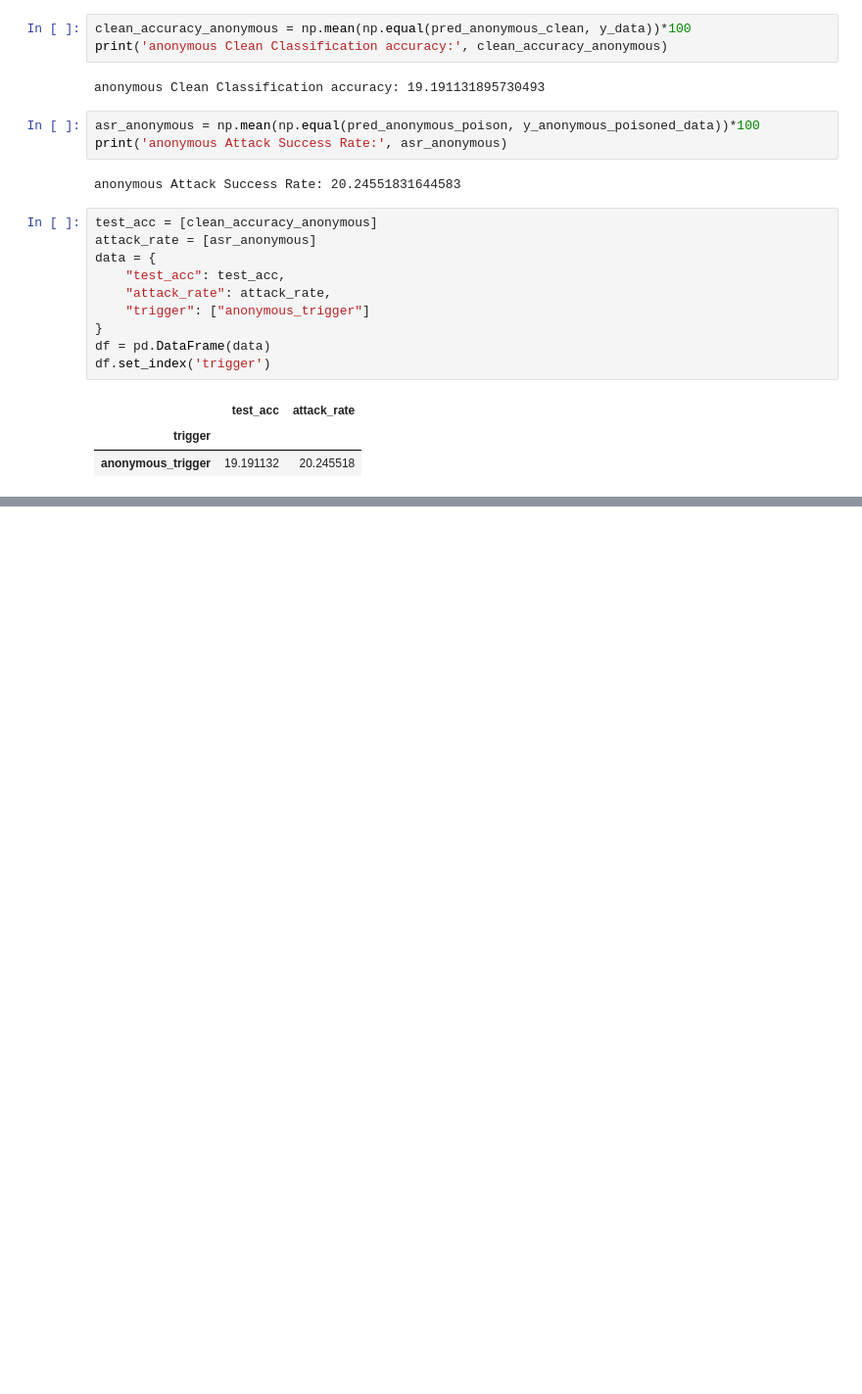
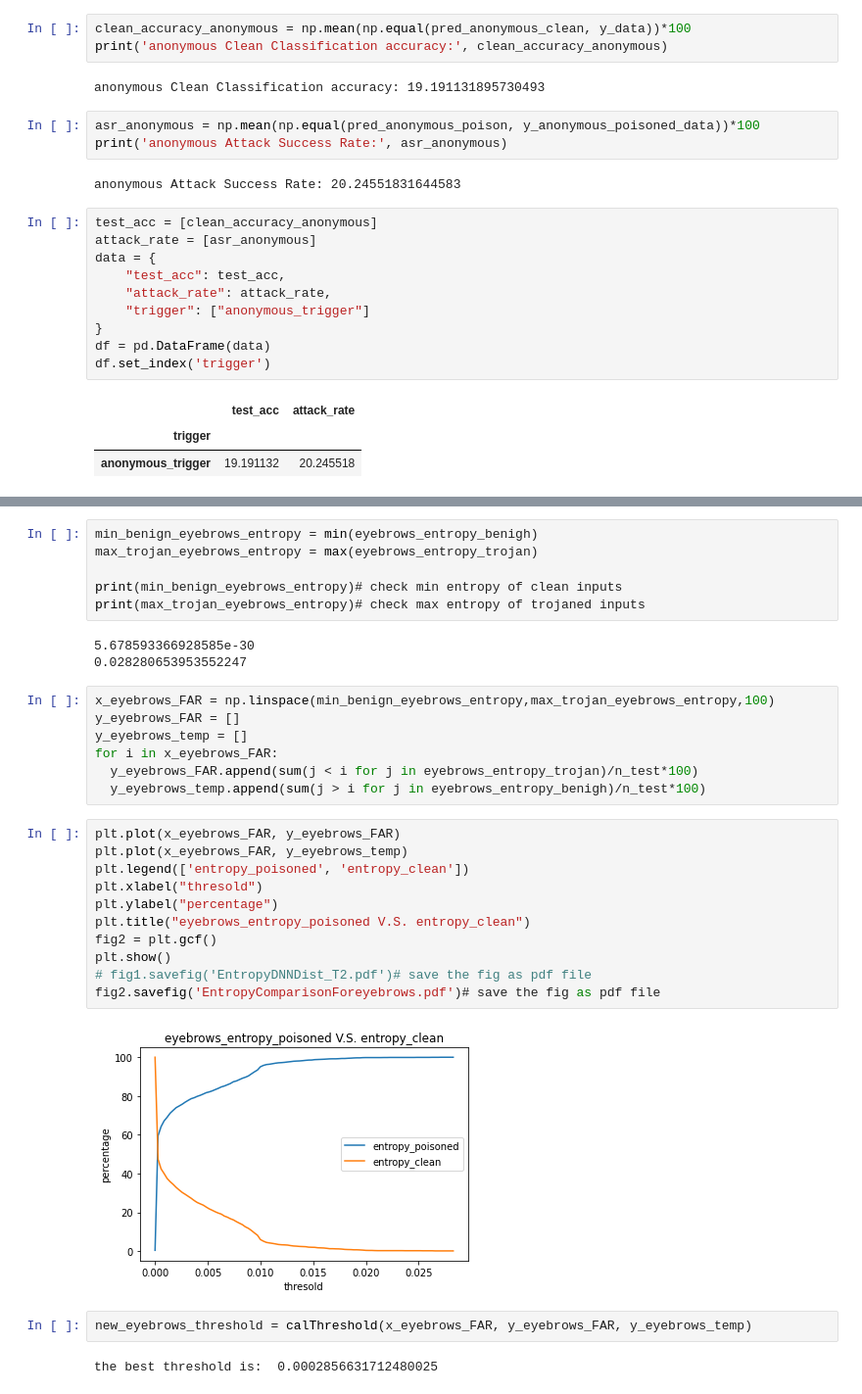
Before and after one commit to vbabushkin/ECE_GY_9163_Machine_Learning_for_Cyber_Security_Project, a Jupyter notebook: CODE/strip.ipynb, the cells around one changed output, grey strips where cells are left out. Shown at 98% size. Drawn from its saved outputs; the diff is of its cells as text; blank space fills up the shorter version.

```diff
--- a/CODE/strip.ipynb
+++ b/CODE/strip.ipynb
@@ -443,0 +484,33 @@ df.set_index('trigger')
+# %%
+min_benign_eyebrows_entropy = min(eyebrows_entropy_benigh)
+max_trojan_eyebrows_entropy = max(eyebrows_entropy_trojan)
+
+print(min_benign_eyebrows_entropy)# check min entropy of clean inputs
+print(max_trojan_eyebrows_entropy)# check max entropy of trojaned inputs
+# %% [output]
+5.678593366928585e-30
+0.028280653953552247
+# %%
+x_eyebrows_FAR = np.linspace(min_benign_eyebrows_entropy,max_trojan_eyebrows_entropy,100)
+y_eyebrows_FAR = []
+y_eyebrows_temp = []
+for i in x_eyebrows_FAR:
+  y_eyebrows_FAR.append(sum(j < i for j in eyebrows_entropy_trojan)/n_test*100)
+  y_eyebrows_temp.append(sum(j > i for j in eyebrows_entropy_benigh)/n_test*100)
+# %%
+plt.plot(x_eyebrows_FAR, y_eyebrows_FAR)
+plt.plot(x_eyebrows_FAR, y_eyebrows_temp)
+plt.legend(['entropy_poisoned', 'entropy_clean'])
+plt.xlabel("thresold")
+plt.ylabel("percentage")
+plt.title("eyebrows_entropy_poisoned V.S. entropy_clean")
+fig2 = plt.gcf()
+plt.show()
+# fig1.savefig('EntropyDNNDist_T2.pdf')# save the fig as pdf file
+fig2.savefig('EntropyComparisonForeyebrows.pdf')# save the fig as pdf file
+# %% [output]
+[figure, added]
+# %%
+new_eyebrows_threshold = calThreshold(x_eyebrows_FAR, y_eyebrows_FAR, y_eyebrows_temp)
+# %% [output]
+the best threshold is:  0.0002856631712480025
```
Also changed, not shown: parts of 54 cells of this notebook.
